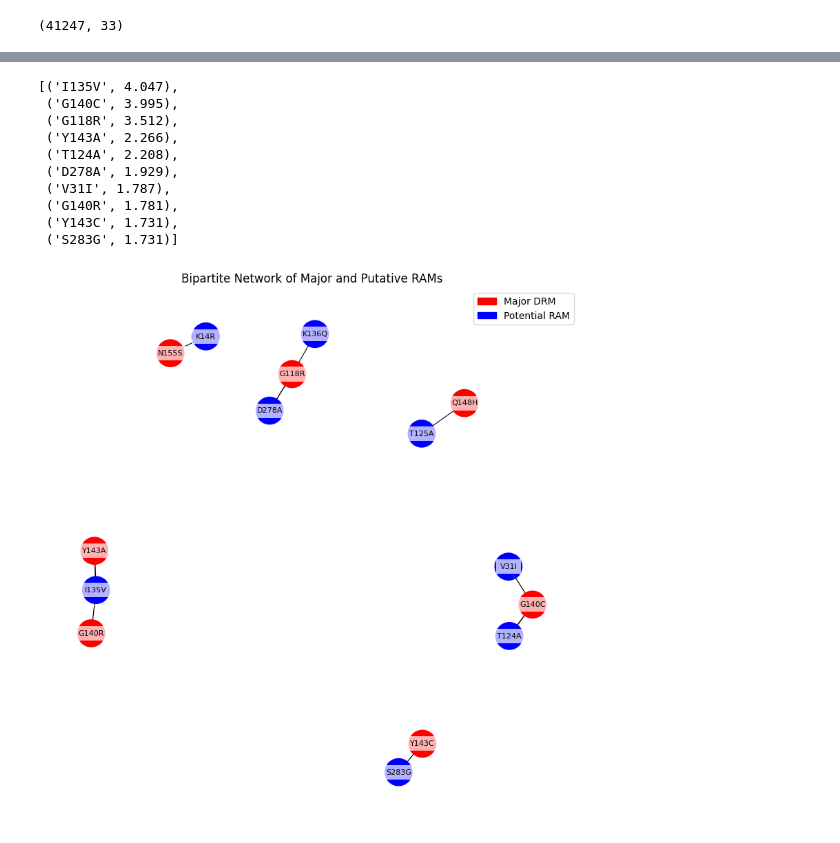
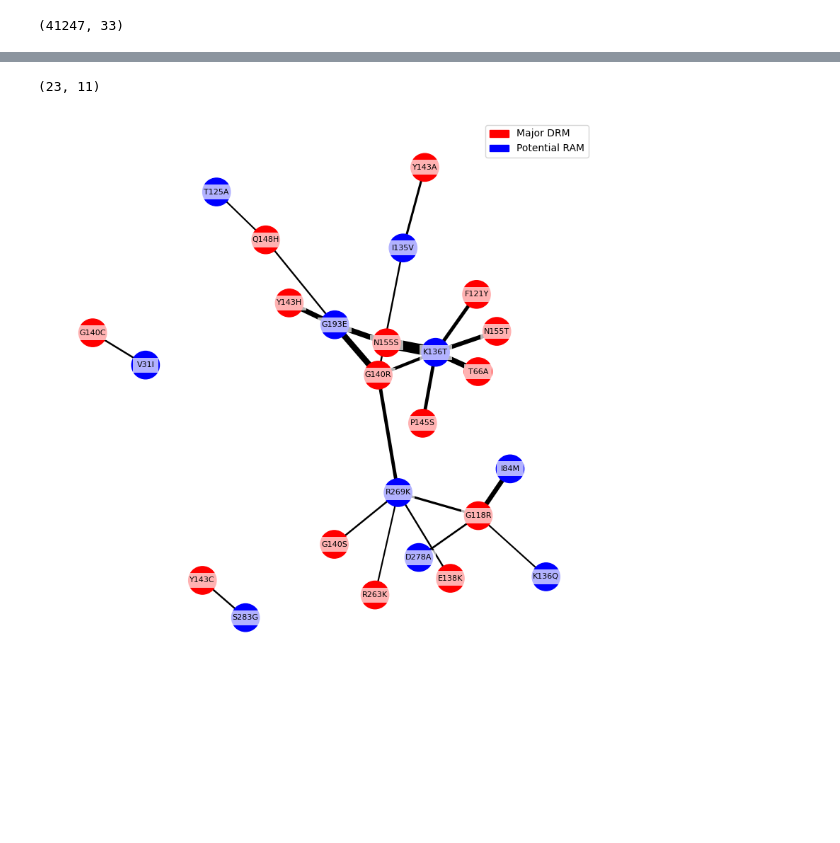
Before and after one commit to AlfredUg/ML4HIVDR, a Jupyter notebook: RelativeRisk.ipynb, the cells around one changed output, grey strips where cells are left out. Cells and saved outputs as stored; diff of their text form; code cells hidden in the pictures; blank space fills up the shorter version.

```diff
--- a/RelativeRisk.ipynb
+++ b/RelativeRisk.ipynb
@@ -240,3 +279,0 @@ print(rr_results)
-# %%
-major_col='G140R'
-new_col='I135V'
@@ -279,5 +279,0 @@ contingency_table
-# %%
-rr_with_drm=a/(a+b)
-rr_without_drm=c/(c+d)
-rr = rr_with_drm/rr_without_drm
-rr
@@ -350,0 +309,11 @@ muts_cols = list(identified_muts) + ['Status']
+# %%
+selected_muts = list(subset_results['Column'].values)
+
+selected_muts.append('Status')
+selected_muts.append('Georegion')
+selected_muts.append('subtype2')
+
+variants_data_full['subtype2'] = np.where(variants_data_full['Subtype'] == 'B', 'B', 'non-B')
+
+new_muts_df2 = variants_data_full[selected_muts]
+new_muts_df2.shape
@@ -479,58 +903,75 @@ for _, row in rr_filtered.iterrows():
-# %%
-degree = dict(G.degree())
-weighted_degree = dict(G.degree(weight="weight"))
-sorted(weighted_degree.items(), key=lambda x: x[1], reverse=True)[:10]
-# %% [output]
-[('I135V', 4.047),
- ('G140C', 3.995),
- ('G118R', 3.512),
- ('Y143A', 2.266),
- ('T124A', 2.208),
- ('D278A', 1.929),
- ('V31I', 1.787),
- ('G140R', 1.781),
- ('Y143C', 1.731),
- ('S283G', 1.731)]
+# %%
+filtered.shape
+# %% [output]
+(23, 11)
 # %%
+import pandas as pd
+
+rr_filtered = filtered
+
+import networkx as nx
+
+G = nx.Graph()
+
+# Add major DRM nodes
+for drm in rr_filtered["Major_DRM"].unique():
+    G.add_node(drm, type="major")
+
+# Add new mutation nodes
+for mut in rr_filtered["New_Mutation"].unique():
+    G.add_node(mut, type="putative")
+
+# Add weighted edges
+for _, row in rr_filtered.iterrows():
+    G.add_edge(
+        row["Major_DRM"],
+        row["New_Mutation"],
+        weight=row["RR"]
+    )
+degree = dict(G.degree())
+weighted_degree = dict(G.degree(weight="weight"))
+sorted(weighted_degree.items(), key=lambda x: x[1], reverse=True)[:10]
+
+
 import matplotlib.pyplot as plt
 import matplotlib.patches as mpatches
 import networkx as nx
 
-pos = nx.spring_layout(G, k=0.5, seed=42)
+pos = nx.spring_layout(G, k=0.6, seed=32)
 
 node_colors = [
     "red" if G.nodes[n]["type"] == "major" else "blue"
     for n in G.nodes()
 ]
 
-edge_widths = [G[u][v]["weight"] / 2 for u, v in G.edges()]
+edge_widths = [G[u][v]["weight"] for u, v in G.edges()]
 
 plt.figure(figsize=(10,10))
 
 # Draw nodes and edges (no labels yet)
 nx.draw_networkx_nodes(G, pos,
                        node_color=node_colors,
                        node_size=800)
 
 nx.draw_networkx_edges(G, pos,
                        width=edge_widths)
 
 # Draw readable labels with white background
 nx.draw_networkx_labels(
     G, pos,
     font_size=8,
     font_color='black',
     bbox=dict(facecolor='white', edgecolor='none', alpha=0.7)
 )
 
 # Legend
 major_patch = mpatches.Patch(color='red', label='Major DRM')
 putative_patch = mpatches.Patch(color='blue', label='Potential RAM')
 plt.legend(handles=[major_patch, putative_patch], loc='best')
 
-plt.title("Bipartite Network of Major and Putative RAMs")
+# plt.title("Bipartite Network of Major and Putative RAMs")
 plt.axis("off")
-plt.savefig("Bipartite-network-filtered-on-CI.png", dpi=300, bbox_inches='tight')
+plt.savefig("Bipartite-network-filtered-on-CI.png", width=22, height=7, dpi=400, bbox_inches='tight')
 plt.show()
 # %% [output]
-[figure, old version]
+[figure, new version]
```
Also changed, not shown: parts of 31 cells of this notebook, 3 other files.
